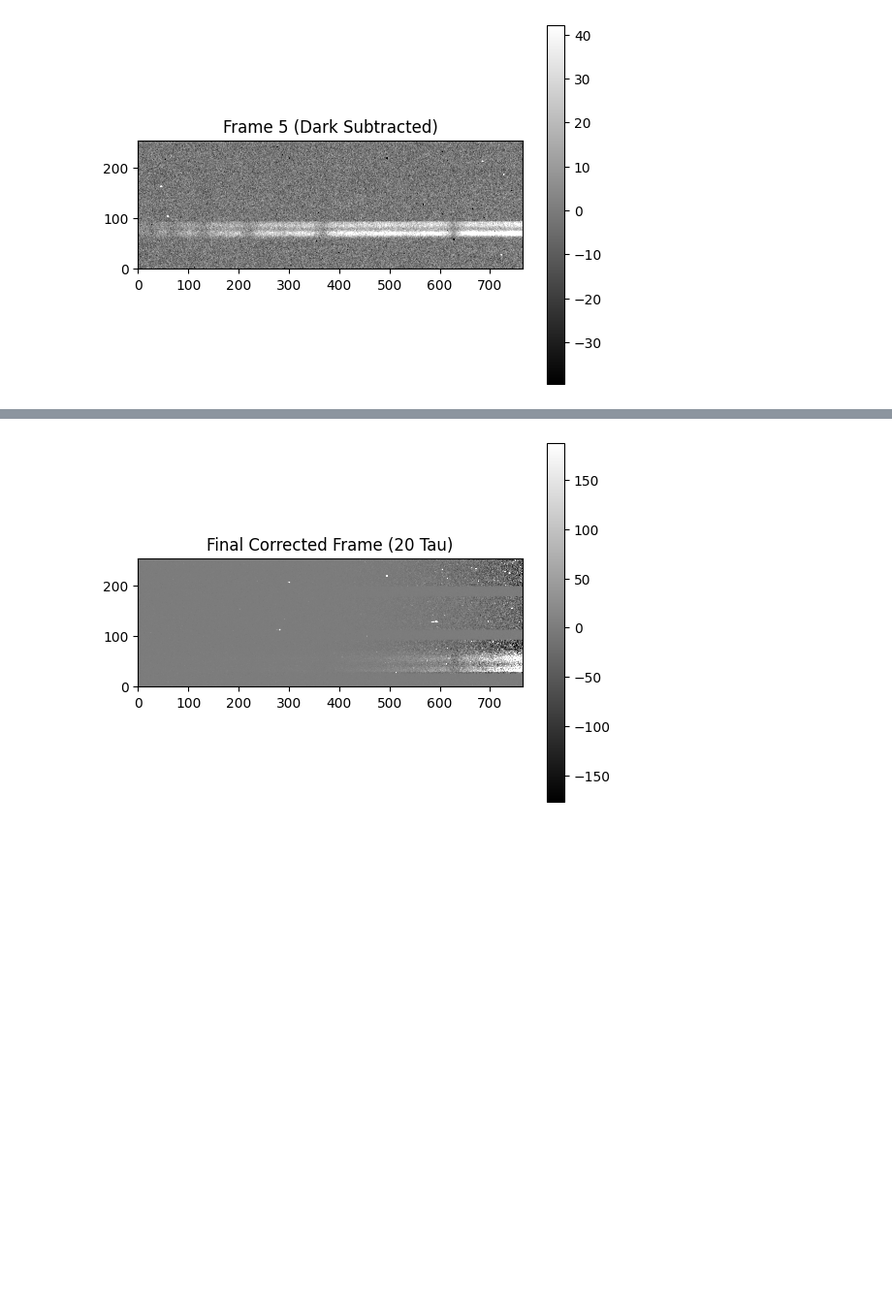
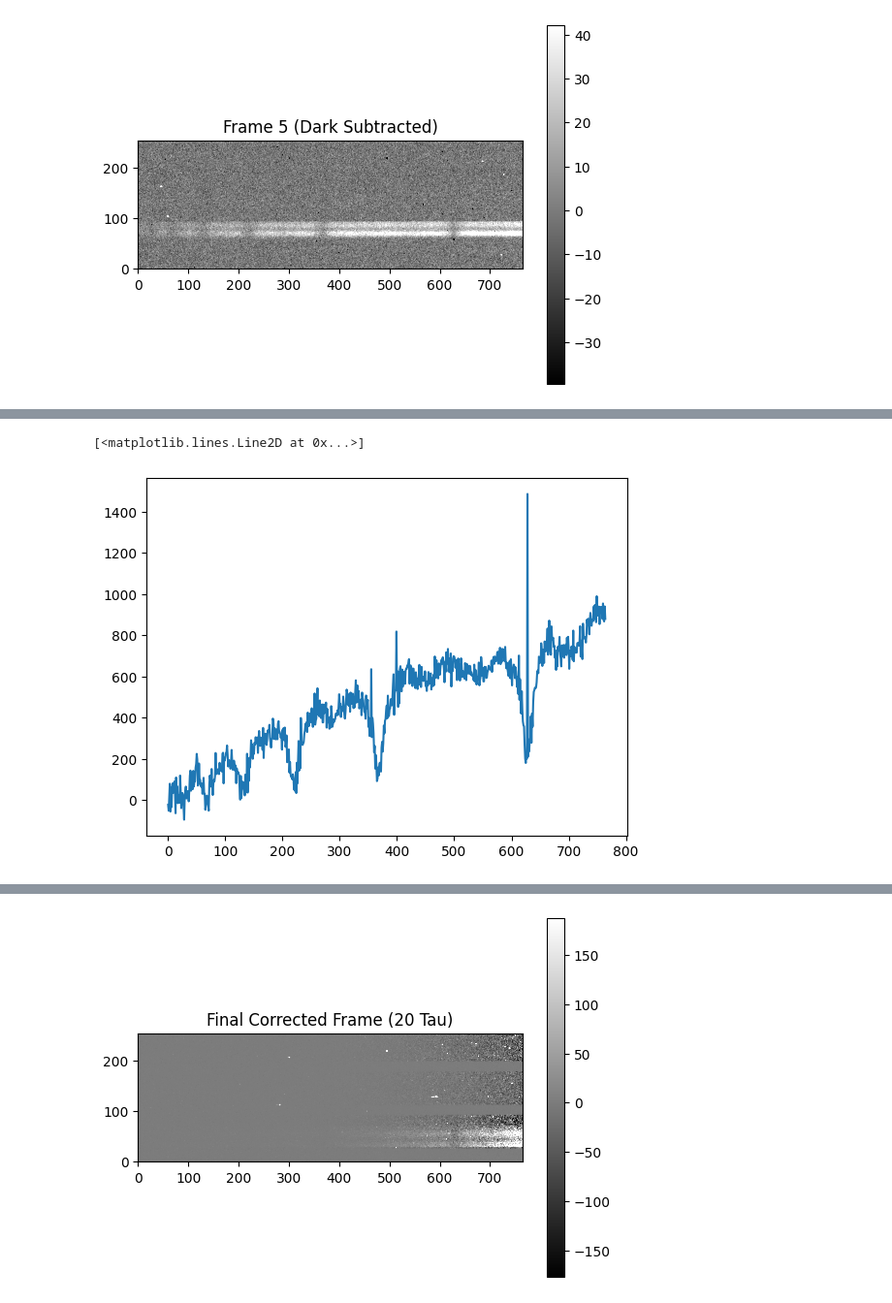
Before and after one commit to Zhengjingyi0823/AST443-Group5, a Jupyter notebook: 11_11_24_AST443_Lab3.ipynb, the cells around one changed output, grey strips where cells are left out. Shown at 97% size. Cells and saved outputs as stored; diff of their text form; code cells hidden in the pictures; blank space fills up the shorter version.

```diff
--- a/11_10_24_AST443_Lab3.ipynb
+++ b/11_11_24_AST443_Lab3.ipynb
@@ -205,0 +242,2 @@ plt.show()
+# %%
+combined_20tau = np.mean(summed_20tau, axis=0)
@@ -205,0 +248,5 @@ plt.show()
+# %%
+plt.plot(combined_20tau)
+# %% [output]
+[<matplotlib.lines.Line2D at 0x...>]
+[figure, added]
```
Also changed, not shown: parts of 45 cells of this notebook, 3 other files.
